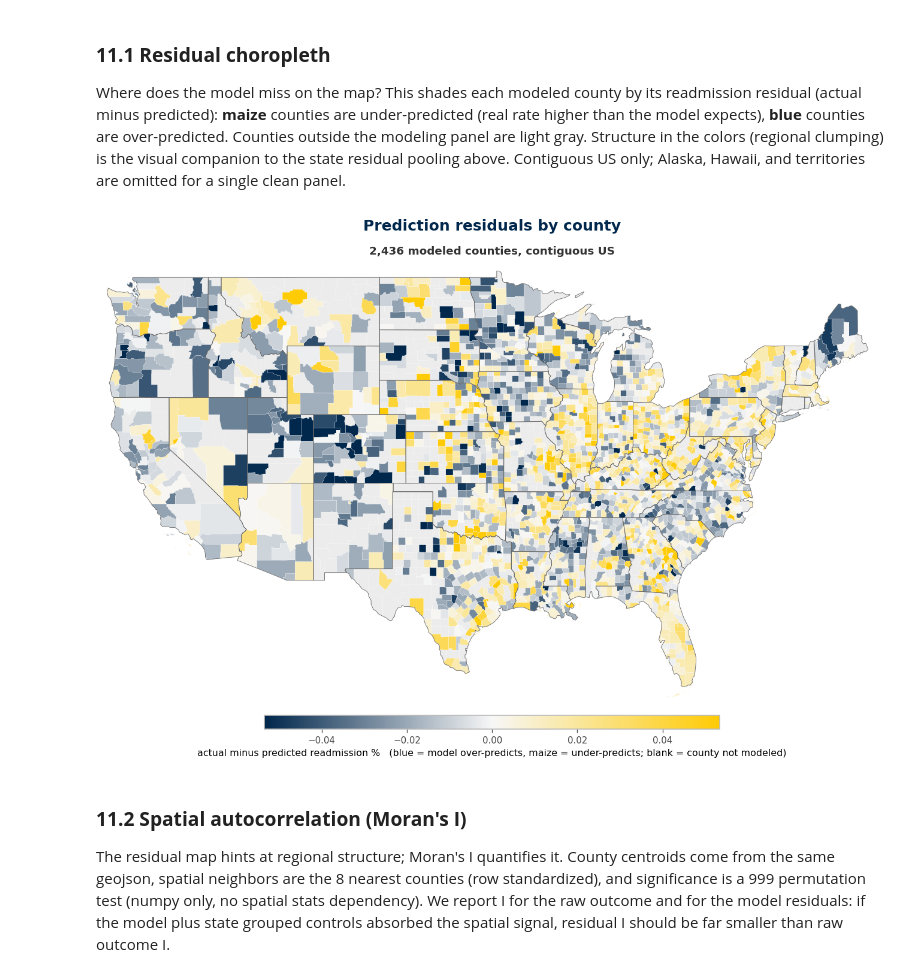
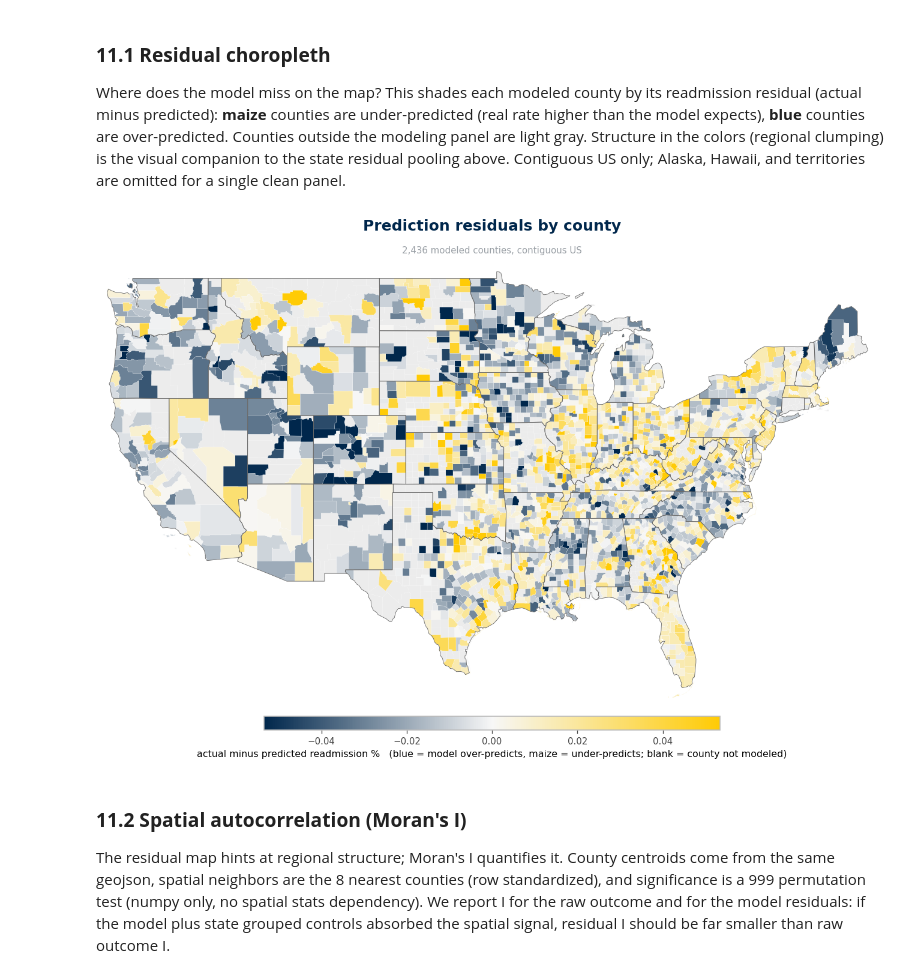
Before and after one commit to memckay/mads-capstone, a Jupyter notebook: notebooks/04_supervised_learning.ipynb, the cells around one changed output. Drawn from its saved outputs; the diff is of its cells as text; code cells hidden in the pictures.

```diff
--- a/notebooks/04_supervised_learning.ipynb
+++ b/notebooks/04_supervised_learning.ipynb
@@ -1371,35 +1373,35 @@ ax.add_collection(modeled)
 # Source: Leaflet choropleth example us-states.geojson, US Census derived boundaries.
 STATES_PATH = DATA / "raw" / "us-states.geojson"
 try:
     states_geo = json.loads(STATES_PATH.read_text())
     state_rings = [ring for feat in states_geo["features"]
                    if feat["properties"]["name"] not in {"Alaska", "Hawaii", "Puerto Rico"}
                    for ring in county_rings(feat["geometry"])]
     ax.add_collection(PolyCollection(state_rings, facecolors="none", edgecolors="#666666",
                                      linewidths=0.5, zorder=5))
 except FileNotFoundError:
     print(f"note: {STATES_PATH.name} not found, drawing without the state overlay")
 
 ax.set_xlim(-125, -66)
 ax.set_ylim(24, 50)
 ax.set_aspect(1.3)
 ax.axis("off")
 ax.set_title(f"{len(modeled_fips):,} modeled counties, contiguous US",
-             color="#333333", fontsize=11, pad=6)
+             fontsize=9, fontweight="normal", color=GRAY, pad=8)
 fig.suptitle("Prediction residuals by county",
              color=BLUE, fontsize=15, fontweight="bold", y=0.98)
 
 cbar = fig.colorbar(modeled, ax=ax, orientation="horizontal",
                     fraction=0.04, pad=0.02, shrink=0.5, aspect=34)
 cbar.set_label("actual minus predicted readmission %   "
                "(blue = model over-predicts, maize = under-predicts; blank = county not modeled)",
                fontsize=9.5)
 cbar.ax.tick_params(labelsize=9)
 fig.tight_layout()
 fig.savefig(FIGURES / "sl_residual_choropleth.png")
 plt.show()
 # %% [output]
-[figure, old version]
+[figure, new version]
 # %% [markdown]
 ### **11.2 Spatial autocorrelation (Moran's I)**
 
```
Also changed, not shown: parts of 2 cells of this notebook, 3 other files.
